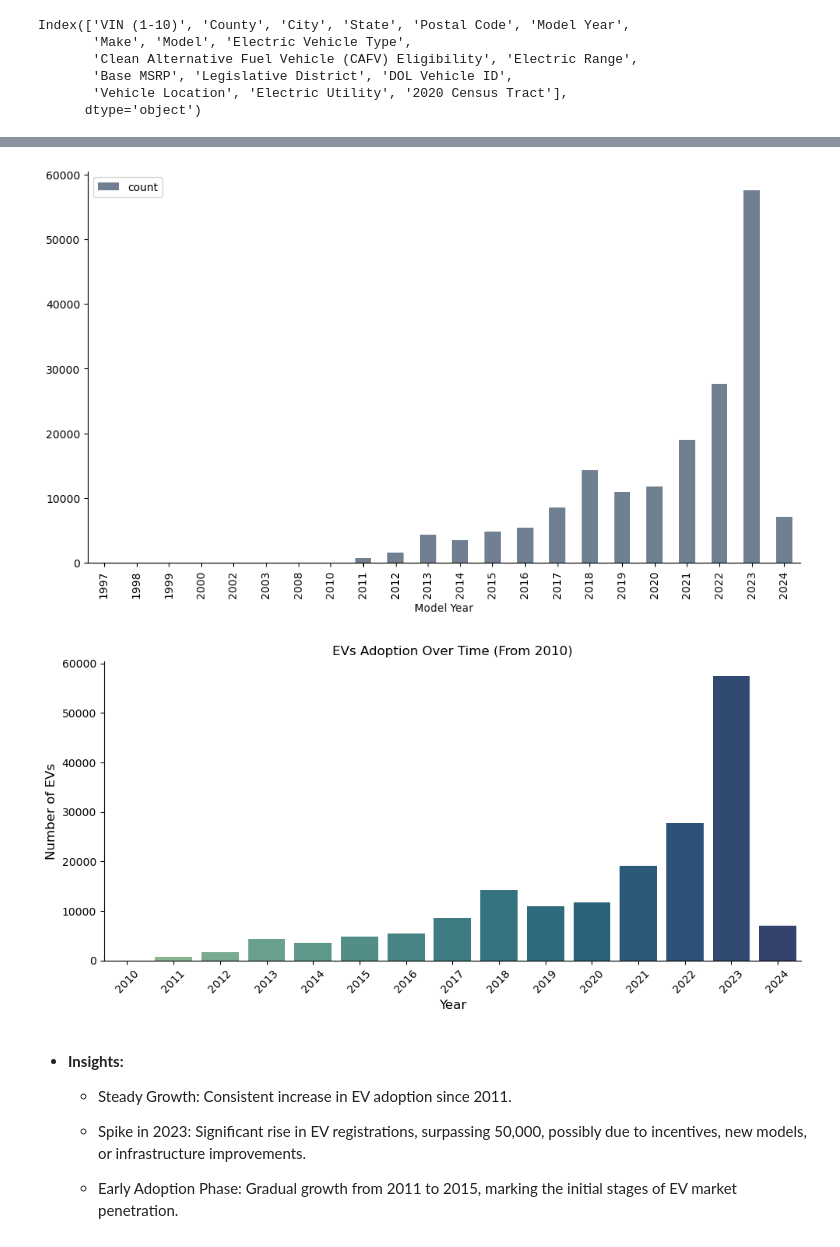
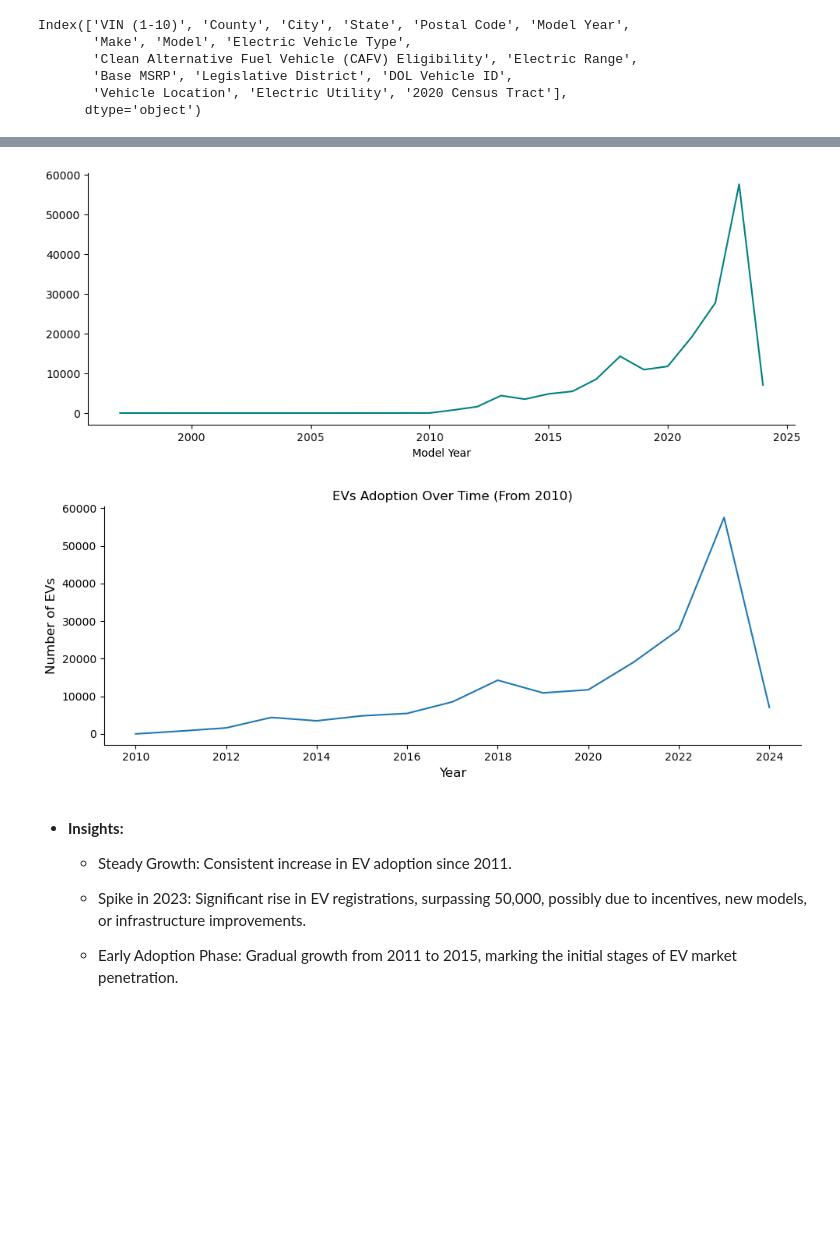
Before and after one commit to modyreturn/Data-Analysis-Projects, a Jupyter notebook: EVs Market Analysis/1_EVs_Adoption_Analysis.ipynb, the cells around one changed output, grey strips where cells are left out. Cells and saved outputs as stored; diff of their text form; code cells hidden in the pictures; blank space fills up the shorter version.

```diff
--- a/EVs Market Analysis/1_EVs_Adoption_Analysis.ipynb
+++ b/EVs Market Analysis/1_EVs_Adoption_Analysis.ipynb
@@ -134,17 +134,18 @@ df_evs_adoption_year.sample(5)
 # %%
-df_evs_adoption_year.plot(kind='bar', figsize=(10, 6), color='slategrey')
+df_evs_adoption_year.plot(kind='line', figsize=(10, 4), color='teal', legend=False)
 
 sns.despine()
+
 plt.tight_layout()
 plt.show()
 # %% [output]
-[figure, old version]
+[figure, new version]
 # %%
 # fromatting the plot with seaborn
-plt.figure(figsize=(10,5))
+plt.figure(figsize=(10, 4))
 # plotting from 2010
 df_plot = df_evs_adoption_year[df_evs_adoption_year.index >= 2010]
-sns.barplot(x=df_plot.index, y=df_plot['count'], data=df_plot, palette='crest')
+sns.lineplot(x=df_plot.index, y=df_plot['count'], data=df_plot, palette='crest')
 
 
 # Create a function to format y-axis values
@@ -158,13 +159,13 @@ def format_yaxis(value, tick_number):
 plt.title('EVs Adoption Over Time (From 2010)', fontsize=12)
 plt.xlabel('Year', fontsize=12)
 plt.ylabel('Number of EVs', fontsize=12)
-plt.xticks(rotation=45)
+plt.xticks(rotation=0)
 
 sns.despine()
 plt.tight_layout()
 plt.show()
 # %% [output]
-[figure, old version]
+[figure, new version]
 # %% [markdown]
 - **Insights:**
 
```
Also changed, not shown: parts of 1 cell of this notebook, 4 other files.
